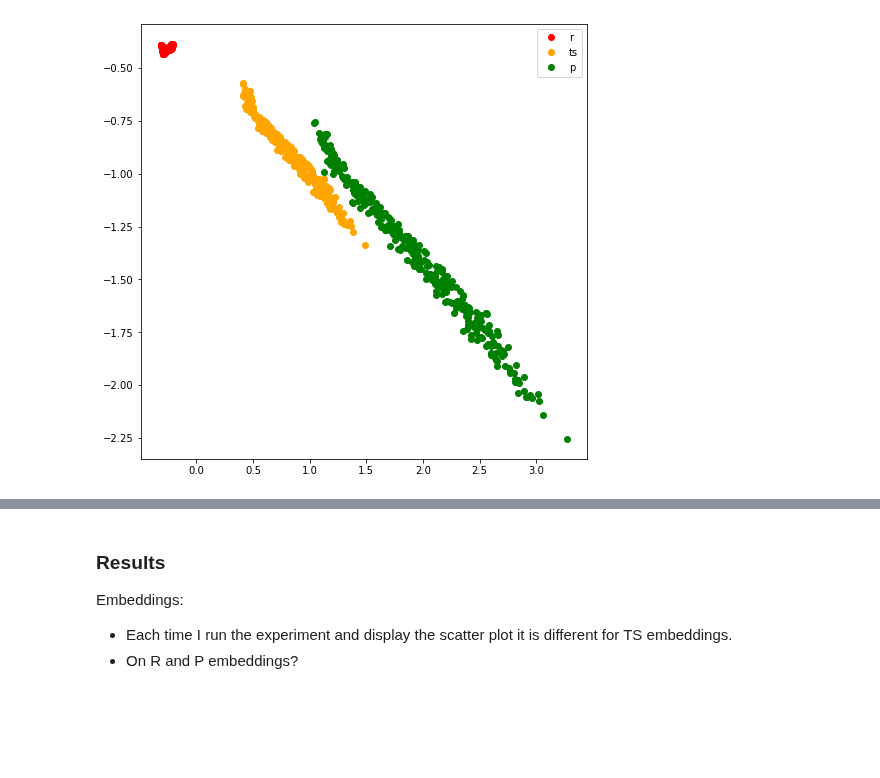
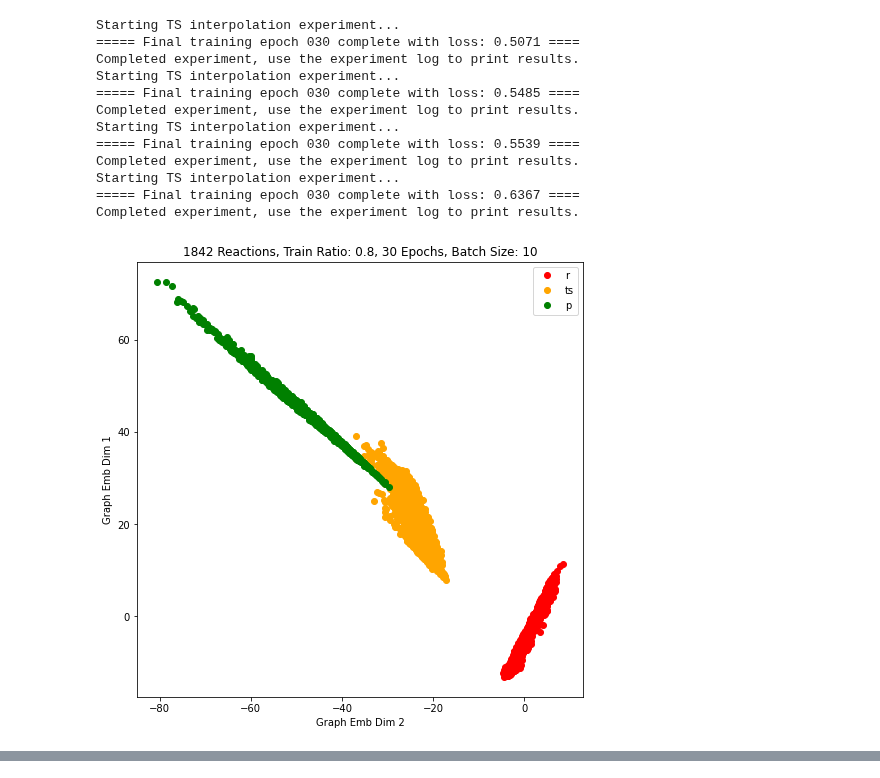
Before and after one commit to avishvj/3d-reactions, a Jupyter notebook: emb.ipynb, the cells around one changed output, grey strips where cells are left out. Cells and saved outputs as stored; diff of their text form; code cells hidden in the pictures; blank space fills up the shorter version.

Commit message:
got emb figure code sorted

```diff
--- a/emb.ipynb
+++ b/emb.ipynb
@@ -34,12 +24,22 @@ plt.savefig(f'experiments/building_on_mit/emb_space/figs/{file_name}.png')
 # %%
-exp_params = [(0.8, 10, 20), (0.7, 10, 20), (0.6, 10, 20),
-              (0.8, 10, 20), (0.8, 20, 20), (0.8, 30, 20),
-              (0.8, 10, 20), (0.8, 10, 10), (0.8, 10, 30)]
+exp_params = [(0.8, 10, 30), (0.8, 20, 30), (0.8, 30, 30), (0.8, 40, 30)]
 
 for i, (t_ratio, b_size, epochs) in enumerate(exp_params):
     exp_log = run_tsi_experiment(t_ratio, b_size, epochs)
     fig = display_embeddings(exp_log)
     file_name = f"tr{t_ratio}_bs{b_size}_e{epochs}"
-    plt.savefig(f'experiments/building_on_mit/emb_space_figs/emb_space_{i}.png')
+    plt.savefig(f'experiments/building_on_mit/emb_space/figs/1000_exp/{file_name}.png')
 # %% [output]
+Starting TS interpolation experiment...
+===== Final training epoch 030 complete with loss: 0.5071 ====
+Completed experiment, use the experiment log to print results.
+Starting TS interpolation experiment...
+===== Final training epoch 030 complete with loss: 0.5485 ====
+Completed experiment, use the experiment log to print results.
+Starting TS interpolation experiment...
+===== Final training epoch 030 complete with loss: 0.5539 ====
+Completed experiment, use the experiment log to print results.
+Starting TS interpolation experiment...
+===== Final training epoch 030 complete with loss: 0.6367 ====
+Completed experiment, use the experiment log to print results.
-[figure, old version]
+[figure, new version]
@@ -46,6 +48,0 @@ for i, (t_ratio, b_size, epochs) in enumerate(exp_params):
-# %% [markdown]
-### Results
-
-Embeddings:
-- Each time I run the experiment and display the scatter plot it is different for TS embeddings.
-- On R and P embeddings?
```
Also changed, not shown: parts of 6 cells of this notebook, 4 other files.
